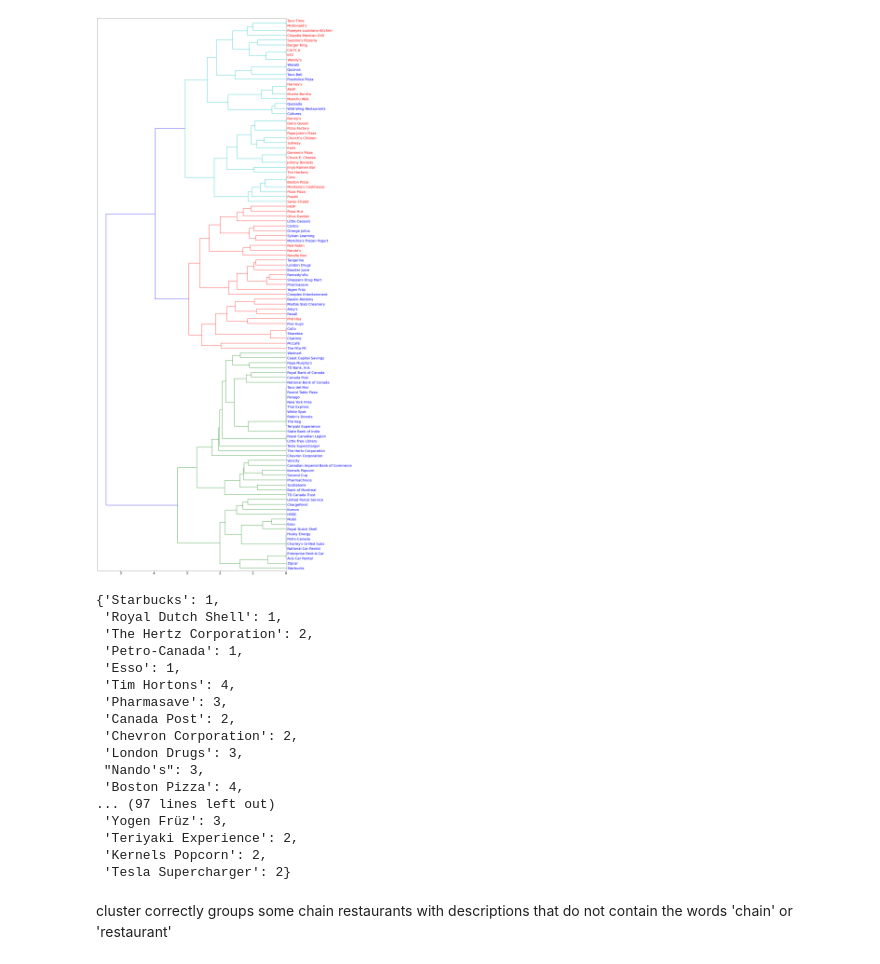
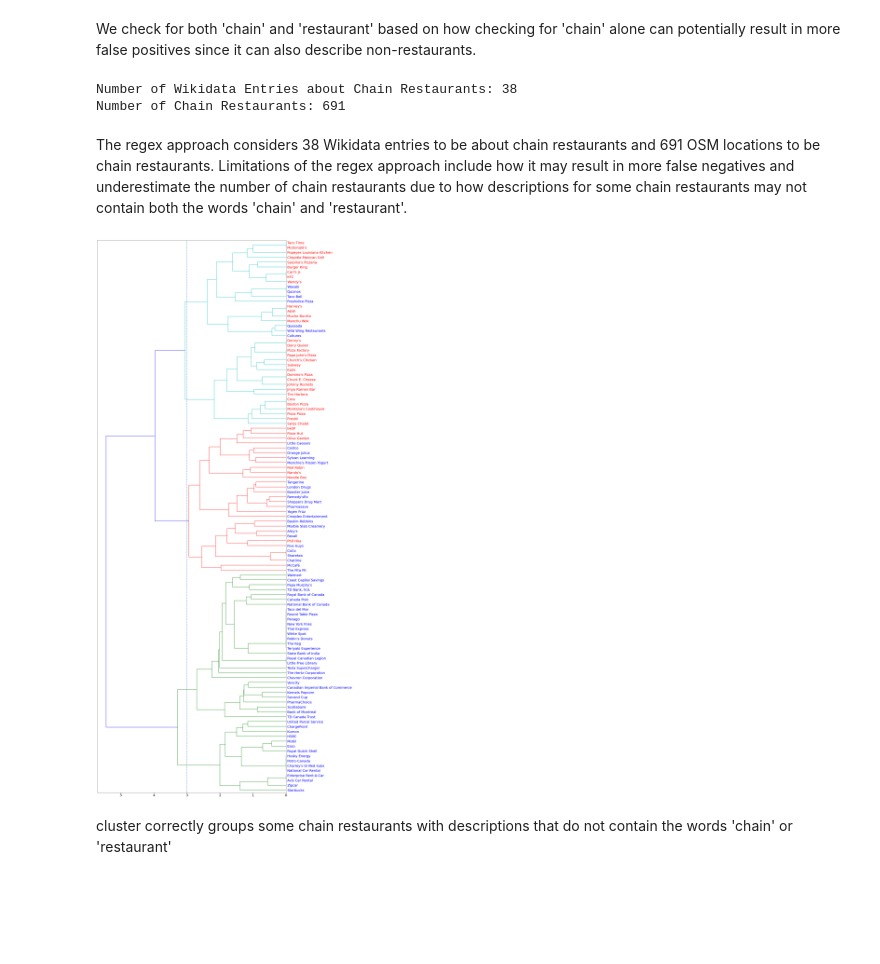
Before and after one commit to ys-lin14/cmpt-353-project, a Jupyter notebook: identify_chain_restaurants.ipynb, the cells around one changed output. Cells and saved outputs as stored; diff of their text form; code cells hidden in the pictures; blank space fills up the shorter version.

Commit message:
finish markdown explaining regex approach, print number of chain restaurant related wikidata entries and osm locations

```diff
--- a/identify_chain_restaurants.ipynb
+++ b/identify_chain_restaurants.ipynb
@@ -13,16 +13,21 @@ from extract_transform import get_match
 def llf(leaf_id): # leaf label func for dendrogram adapted from scipy docs
     """Map leaf_id (index) to Wikidata name
 
-    leaf_id (int):
+    Args:
+        leaf_id (int):
 
+    Returns:
+        leaf_name (str):
     """
-    return wikidata.loc[leaf_id, 'name']
+
+    leaf_name = wikidata.loc[leaf_id, 'name']
+    return leaf_name
 
 # map names based on whether their wikidata desc contains 'chain' and 'restaurant'
 def get_color(ylabel):
     try:
         color = color_dict[ylabel.get_text()]
     except:
-        color = 'b'
+        color = 'blue'
     return color
 # %%
@@ -53,3 +70,14 @@ restaurants contain both the words 'chain' and 'restaurant')
+# %% [markdown]
+We check for both 'chain' and 'restaurant' based on how checking for 'chain' alone can potentially result in more false positives since it can also describe non-restaurants.
+# %%
+print('Number of Wikidata Entries about Chain Restaurants: ', end='')
+print(num_chain_restaurant_qids)
+print(f'Number of Chain Restaurants: {num_chain_restaurants}')
+# %% [output]
+Number of Wikidata Entries about Chain Restaurants: 38
+Number of Chain Restaurants: 691
+# %% [markdown]
+The regex approach considers 38 Wikidata entries to be about chain restaurants and 691 OSM locations to be chain restaurants. Limitations of the regex approach include how it may result in more false negatives and underestimate the number of chain restaurants due to how descriptions for some chain restaurants may not contain both the words 'chain' and 'restaurant'.
 # %%
 # color names associated with wikidata descriptions that contain 'chain' and 'restaurant' red
 # -> compare regex predictions with cosine similarity clusters
@@ -63,47 +92,29 @@ cosine_similarities = cosine_similarity(document_term_matrix)
 # %%
 # scipy dendrogram docs
 Z = linkage(cosine_similarities, method='complete')
 
 # LOOKS UGLY ON GITLAB USE https://kokes.github.io/nbviewer.js/viewer.html
 fig = plt.figure(figsize=(20, 60))
 dn = dendrogram(Z, leaf_label_func=llf, orientation='left', leaf_font_size=20)
 
 # label coloring adapted from Warren Weckesser's answer at
 # https://stackoverflow.com/questions/14802048/
 ax = plt.gca()
 ylabels = ax.get_ymajorticklabels()
 for ylabel in ylabels:
     ylabel.set_color(get_color(ylabel))
-
 plt.xticks(size=20)
 plt.yticks(size=20)
+plt.axvline(x=3, linestyle='-.')
 plt.show()
 # %% [output]
-[figure, old version]
+[figure, new version]
 # %%
 cluster_labels = fcluster(Z, t=4, criterion='maxclust')
 # %%
 pnames = llf(wikidata.index) # get names given index
 # %%
 dict(zip(pnames, cluster_labels)) # dict name and cluster label
-# %% [output]
-{'Starbucks': 1,
- 'Royal Dutch Shell': 1,
- 'The Hertz Corporation': 2,
- 'Petro-Canada': 1,
- 'Esso': 1,
- 'Tim Hortons': 4,
- 'Pharmasave': 3,
- 'Canada Post': 2,
- 'Chevron Corporation': 2,
- 'London Drugs': 3,
- "Nando's": 3,
- 'Boston Pizza': 4,
-... (97 lines left out)
- 'Yogen Früz': 3,
- 'Teriyaki Experience': 2,
- 'Kernels Popcorn': 2,
- 'Tesla Supercharger': 2}
 # %%
 # groupby cluster number, find max freq contains_chain_and_restaurant return cluster number
 # %% [markdown]
```
Also changed, not shown: parts of 8 cells of this notebook.
